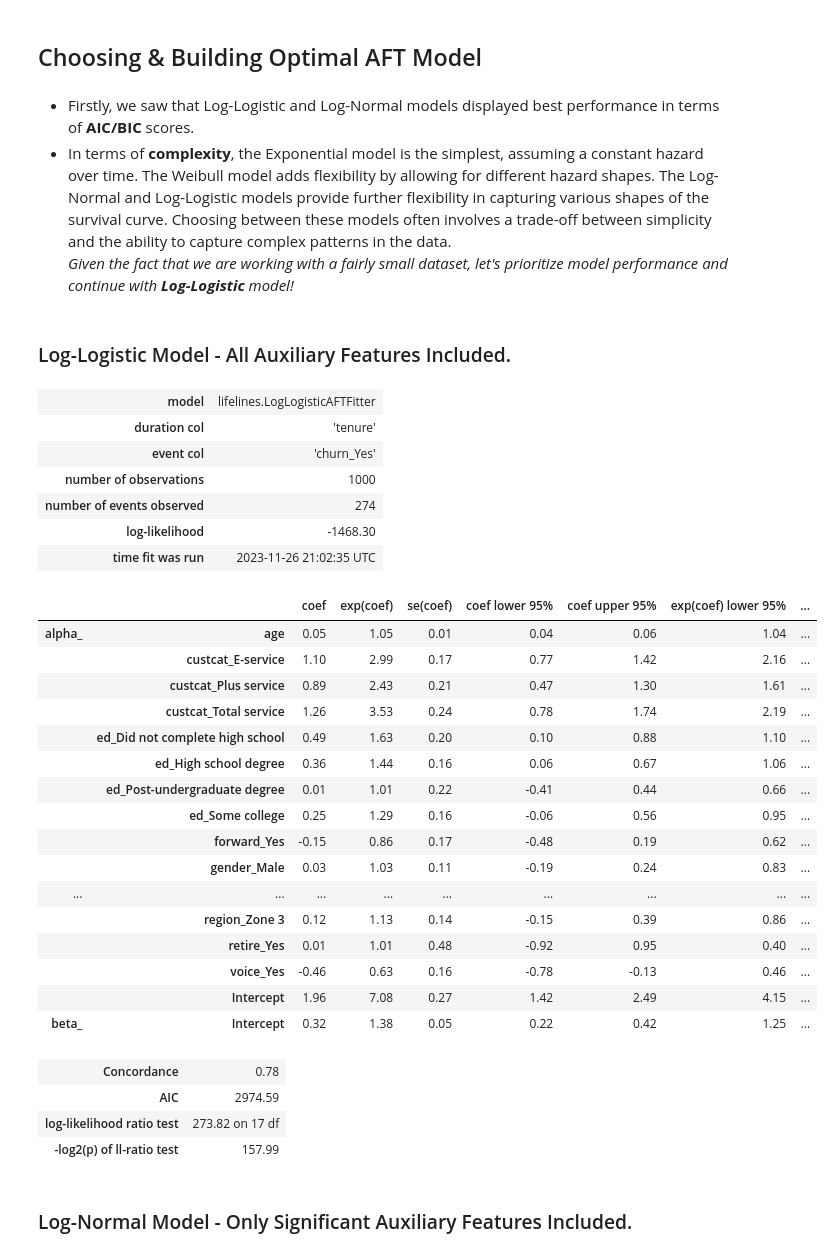
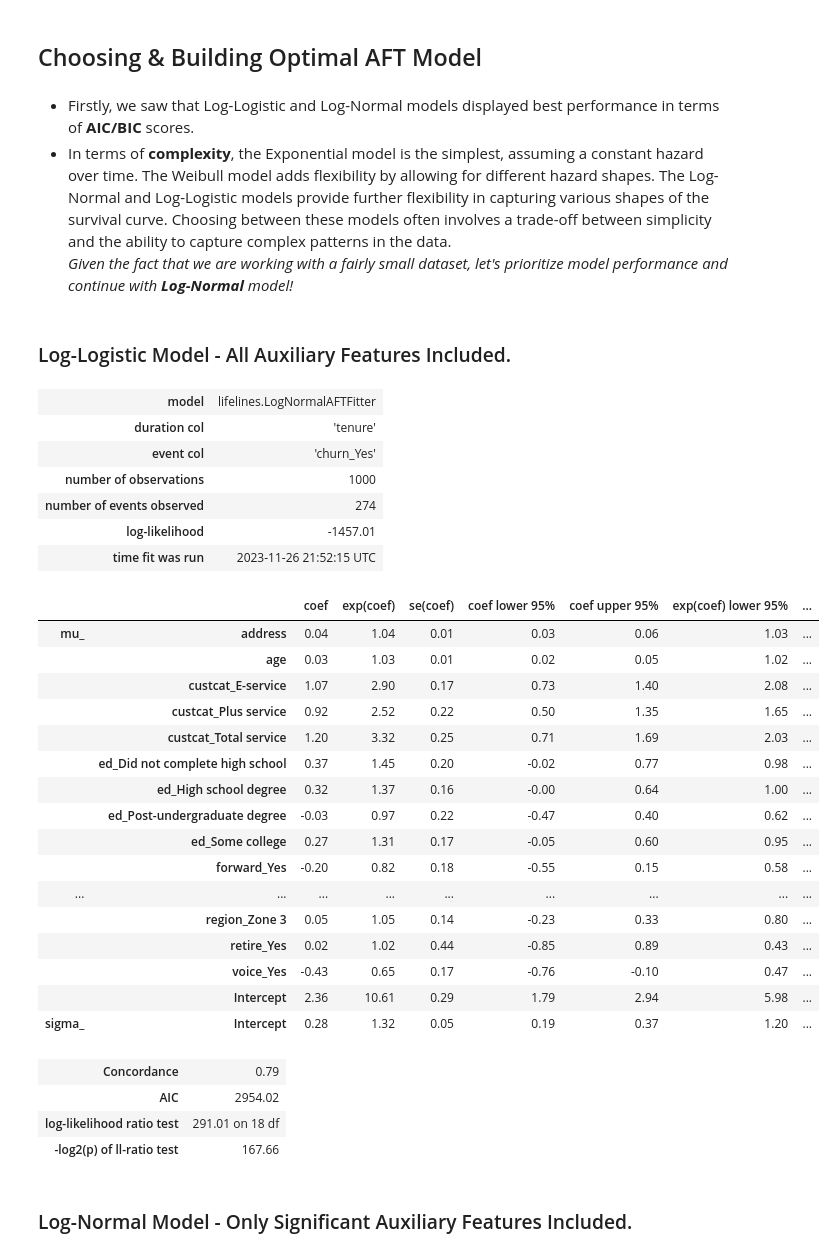
Before and after one commit to anmanasyan/Survival_Analysis, a Jupyter notebook: Survival_Analysis_AFT.ipynb, the cells around one changed output. Drawn from its saved outputs; the diff is of its cells as text; code cells hidden in the pictures.

```diff
--- a/Survival_Analysis_AFT.ipynb
+++ b/Survival_Analysis_AFT.ipynb
@@ -42,7 +42,7 @@ data["tenure"] = np.where(data["tenure"] == 0, 0.0001, data["tenure"])
 # %% [markdown]
 #### Choosing Meaningful Columns
 # %%
-data = data.drop(columns=["ID", "address"])
+data = data.drop(columns=[ "ID"])
 # %% [markdown]
 ## Building Accelerated Failure Time (AFT) Models
 # %% [markdown]
@@ -116,40 +116,40 @@ plt.show()
 # %% [markdown]
 * Firstly, we saw that Log-Logistic and Log-Normal models displayed best performance in terms of **AIC/BIC** scores.
 * In terms of **complexity**, the Exponential model is the simplest, assuming a constant hazard over time. The Weibull model adds flexibility by allowing for different hazard shapes. The Log-Normal and Log-Logistic models provide further flexibility in capturing various shapes of the survival curve. Choosing between these models often involves a trade-off between simplicity and the ability to capture complex patterns in the data.
-*Given the fact that we are working with a fairly small dataset, let's prioritize model performance and continue with **Log-Logistic** model!*
+*Given the fact that we are working with a fairly small dataset, let's prioritize model performance and continue with **Log-Normal** model!*
 # %% [markdown]
 ### Log-Logistic Model - All Auxiliary Features Included.
 # %%
-loglogistic_model.print_summary()
+lognormal_model.print_summary()
 # %% [output]
-| model | lifelines.LogLogisticAFTFitter |
+| model | lifelines.LogNormalAFTFitter |
 | duration col | 'tenure' |
 | event col | 'churn_Yes' |
 | number of observations | 1000 |
 | number of events observed | 274 |
-| log-likelihood | -1468.30 |
-| time fit was run | 2023-11-26 21:02:35 UTC |
+| log-likelihood | -1457.01 |
+| time fit was run | 2023-11-26 21:52:15 UTC |
 |  |  | coef | exp(coef) | se(coef) | coef lower 95% | coef upper 95% | exp(coef) lower 95% | ... |
-| alpha_ | age | 0.05 | 1.05 | 0.01 | 0.04 | 0.06 | 1.04 | ... |
-|  | custcat_E-service | 1.10 | 2.99 | 0.17 | 0.77 | 1.42 | 2.16 | ... |
-|  | custcat_Plus service | 0.89 | 2.43 | 0.21 | 0.47 | 1.30 | 1.61 | ... |
-|  | custcat_Total service | 1.26 | 3.53 | 0.24 | 0.78 | 1.74 | 2.19 | ... |
-|  | ed_Did not complete high school | 0.49 | 1.63 | 0.20 | 0.10 | 0.88 | 1.10 | ... |
-|  | ed_High school degree | 0.36 | 1.44 | 0.16 | 0.06 | 0.67 | 1.06 | ... |
-|  | ed_Post-undergraduate degree | 0.01 | 1.01 | 0.22 | -0.41 | 0.44 | 0.66 | ... |
-|  | ed_Some college | 0.25 | 1.29 | 0.16 | -0.06 | 0.56 | 0.95 | ... |
-|  | forward_Yes | -0.15 | 0.86 | 0.17 | -0.48 | 0.19 | 0.62 | ... |
-|  | gender_Male | 0.03 | 1.03 | 0.11 | -0.19 | 0.24 | 0.83 | ... |
+| mu_ | address | 0.04 | 1.04 | 0.01 | 0.03 | 0.06 | 1.03 | ... |
+|  | age | 0.03 | 1.03 | 0.01 | 0.02 | 0.05 | 1.02 | ... |
+|  | custcat_E-service | 1.07 | 2.90 | 0.17 | 0.73 | 1.40 | 2.08 | ... |
+|  | custcat_Plus service | 0.92 | 2.52 | 0.22 | 0.50 | 1.35 | 1.65 | ... |
+|  | custcat_Total service | 1.20 | 3.32 | 0.25 | 0.71 | 1.69 | 2.03 | ... |
+|  | ed_Did not complete high school | 0.37 | 1.45 | 0.20 | -0.02 | 0.77 | 0.98 | ... |
+|  | ed_High school degree | 0.32 | 1.37 | 0.16 | -0.00 | 0.64 | 1.00 | ... |
+|  | ed_Post-undergraduate degree | -0.03 | 0.97 | 0.22 | -0.47 | 0.40 | 0.62 | ... |
+|  | ed_Some college | 0.27 | 1.31 | 0.17 | -0.05 | 0.60 | 0.95 | ... |
+|  | forward_Yes | -0.20 | 0.82 | 0.18 | -0.55 | 0.15 | 0.58 | ... |
 | ... | ... | ... | ... | ... | ... | ... | ... | ... |
-|  | region_Zone 3 | 0.12 | 1.13 | 0.14 | -0.15 | 0.39 | 0.86 | ... |
-|  | retire_Yes | 0.01 | 1.01 | 0.48 | -0.92 | 0.95 | 0.40 | ... |
-|  | voice_Yes | -0.46 | 0.63 | 0.16 | -0.78 | -0.13 | 0.46 | ... |
-|  | Intercept | 1.96 | 7.08 | 0.27 | 1.42 | 2.49 | 4.15 | ... |
-| beta_ | Intercept | 0.32 | 1.38 | 0.05 | 0.22 | 0.42 | 1.25 | ... |
+|  | region_Zone 3 | 0.05 | 1.05 | 0.14 | -0.23 | 0.33 | 0.80 | ... |
+|  | retire_Yes | 0.02 | 1.02 | 0.44 | -0.85 | 0.89 | 0.43 | ... |
+|  | voice_Yes | -0.43 | 0.65 | 0.17 | -0.76 | -0.10 | 0.47 | ... |
+|  | Intercept | 2.36 | 10.61 | 0.29 | 1.79 | 2.94 | 5.98 | ... |
+| sigma_ | Intercept | 0.28 | 1.32 | 0.05 | 0.19 | 0.37 | 1.20 | ... |
-| Concordance | 0.78 |
-| AIC | 2974.59 |
-| log-likelihood ratio test | 273.82 on 17 df |
-| -log2(p) of ll-ratio test | 157.99 |
+| Concordance | 0.79 |
+| AIC | 2954.02 |
+| log-likelihood ratio test | 291.01 on 18 df |
+| -log2(p) of ll-ratio test | 167.66 |
 # %% [markdown]
 ### Log-Normal Model - Only Significant Auxiliary Features Included.
 # %% [markdown]
```
Also changed, not shown: parts of 14 cells of this notebook.
